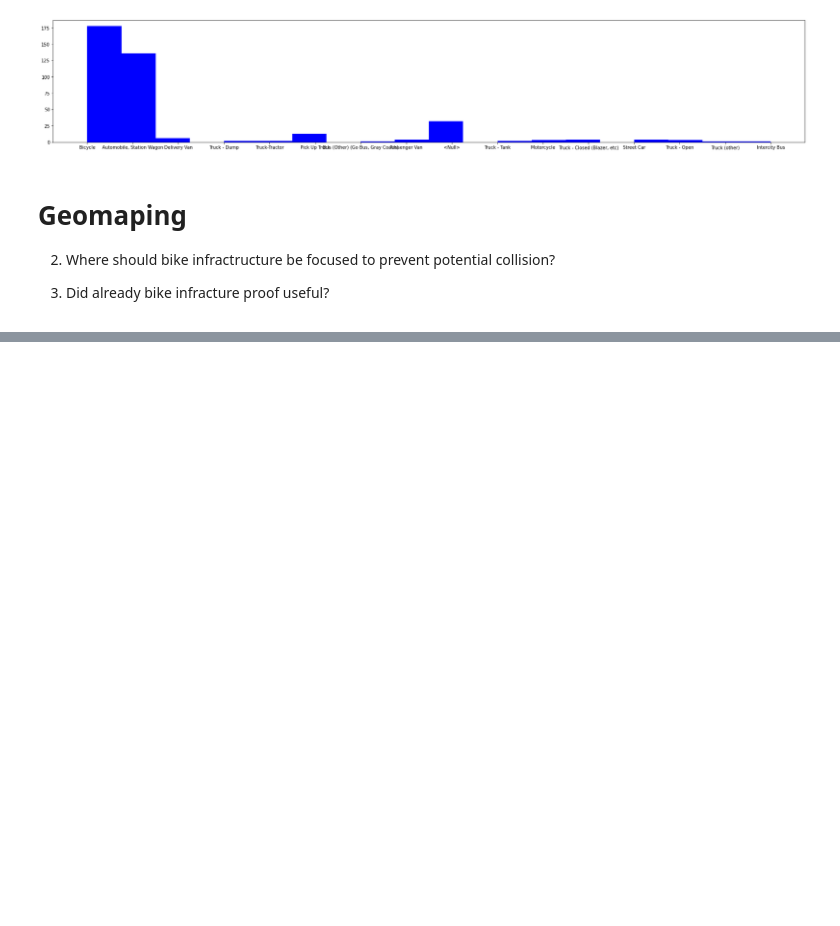
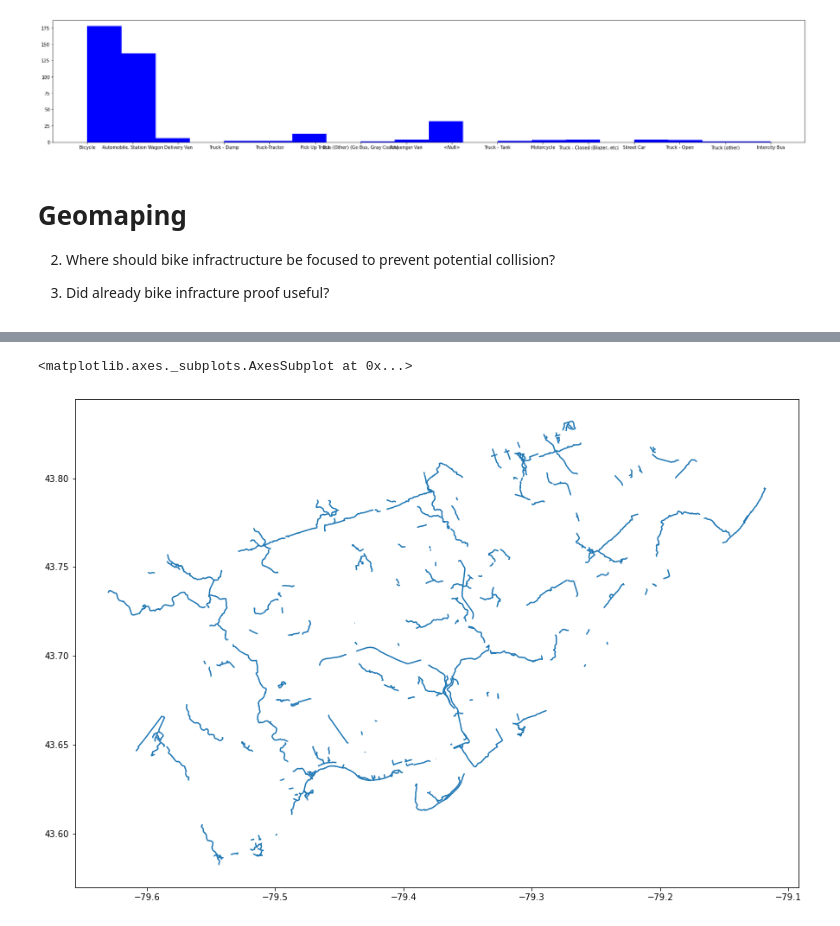
Before and after one commit to mateo020/CyclingCollisions-Data, a Jupyter notebook: CyclingCollisions.ipynb, the cells around one changed output, grey strips where cells are left out. Drawn from its saved outputs; the diff is of its cells as text; code cells hidden in the pictures; blank space fills up the shorter version.

```diff
--- a/CyclingCollisions.ipynb
+++ b/CyclingCollisions.ipynb
@@ -271,0 +296,10 @@ fig.set_size_inches(30,5)
+# %%
+trails = gpd.read_file('/content/drive/My Drive/Colab Notebooks/data/map/Bike network data.shp')
+# %%
+# trails['Multi-Use Trail']
+fig,ax = plt.subplots(figsize = (15,15))
+multi_trial = trails[(trails['FIELD_20'] == 'Multi-Use Trail')]
+multi_trial.plot(ax = ax)
+# %% [output]
+<matplotlib.axes._subplots.AxesSubplot at 0x...>
+[figure, added]
```
Also changed, not shown: parts of 30 cells of this notebook.
